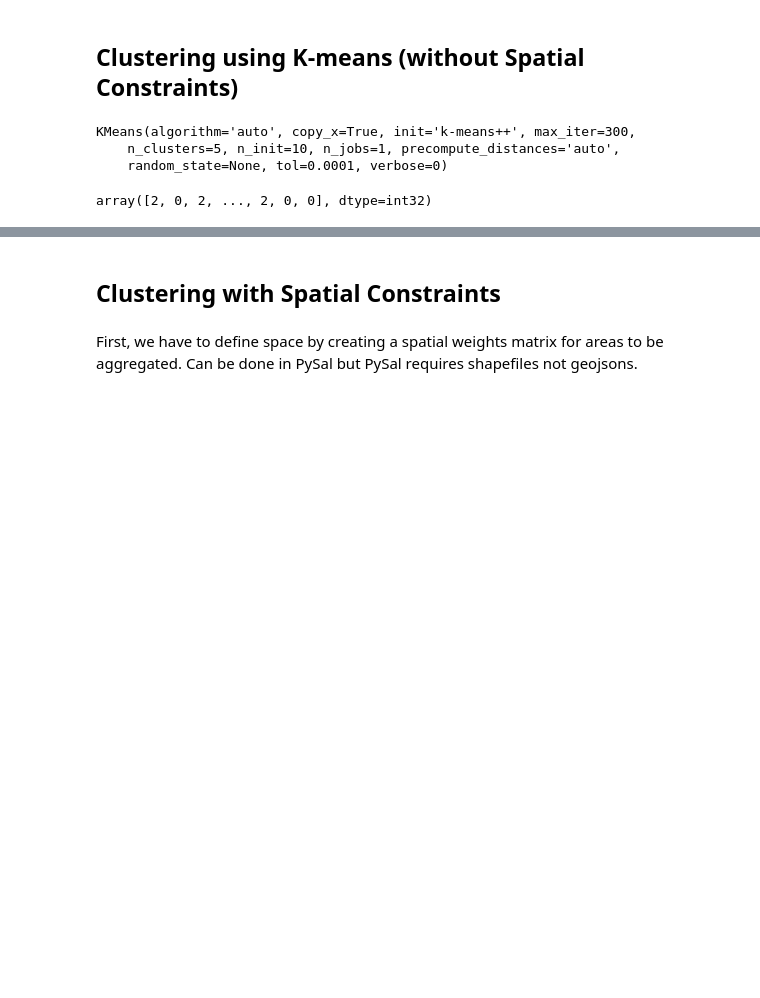
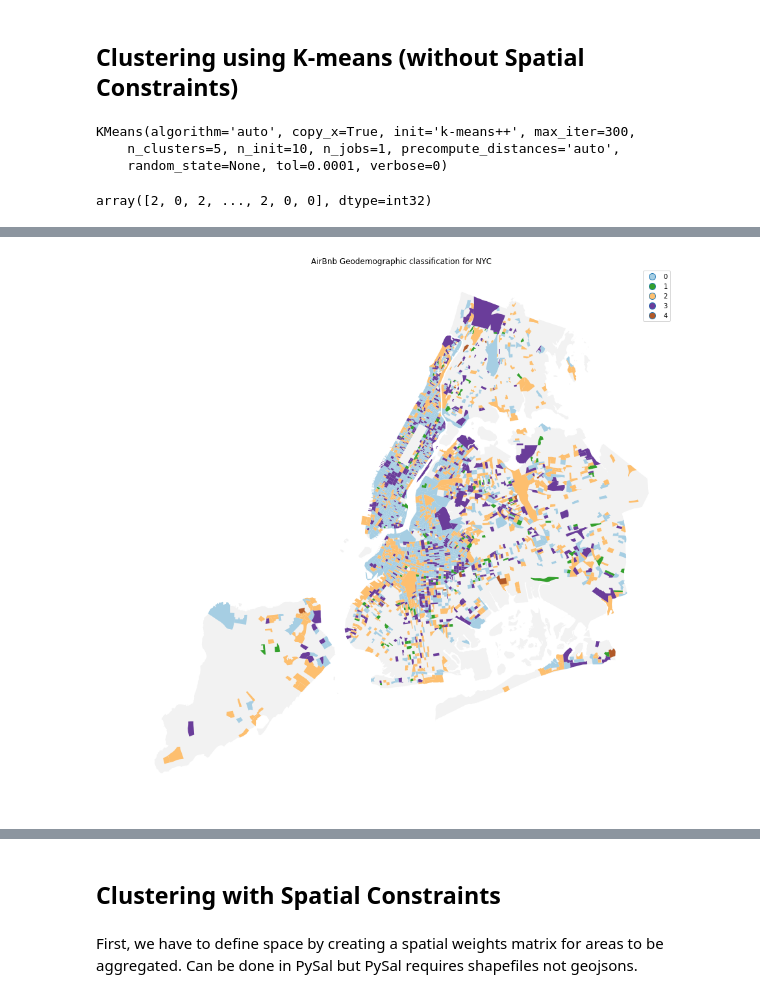
Before and after one commit to fatimakoli/NYCNeighborhoods, a Jupyter notebook: AirBnb Clustering.ipynb, the cells around one changed output, grey strips where cells are left out. Saved outputs shown, nothing was run; the diff lists cells and outputs as text; code cells hidden in the pictures; blank space fills up the shorter version.

```diff
--- a/AirBnb Clustering.ipynb
+++ b/AirBnb Clustering.ipynb
@@ -76,4 +76,4 @@ kmeans.labels_
 # %% [output]
 array([2, 0, 2, ..., 2, 0, 0], dtype=int32)
 # %%
-abb['kmeanslabels'] = kmeans.labels
+abb['kmeanslabels'] = kmeans.labels_
@@ -93,11 +96,13 @@ boro.plot()
 # %%
 f, ax = plt.subplots(1, figsize=(15, 15))
-#boro.plot(ax=ax, facecolor='grey', alpha=0.25)
+boro.plot(ax=ax, facecolor='grey', alpha=0.1)
 abb.plot(column='kmeanslabels', cmap="Paired", categorical=True, legend=True, linewidth=0, ax=ax)
 ax.set_axis_off()
 #plt.axis('equal')
 plt.title('AirBnb Geodemographic classification for NYC')
 plt.show()
+# %% [output]
+[figure, added]
 # %%
 sizes = abb.groupby('kmeanslabels').size()
 sizes
```
Also changed, not shown: parts of 9 cells of this notebook.
